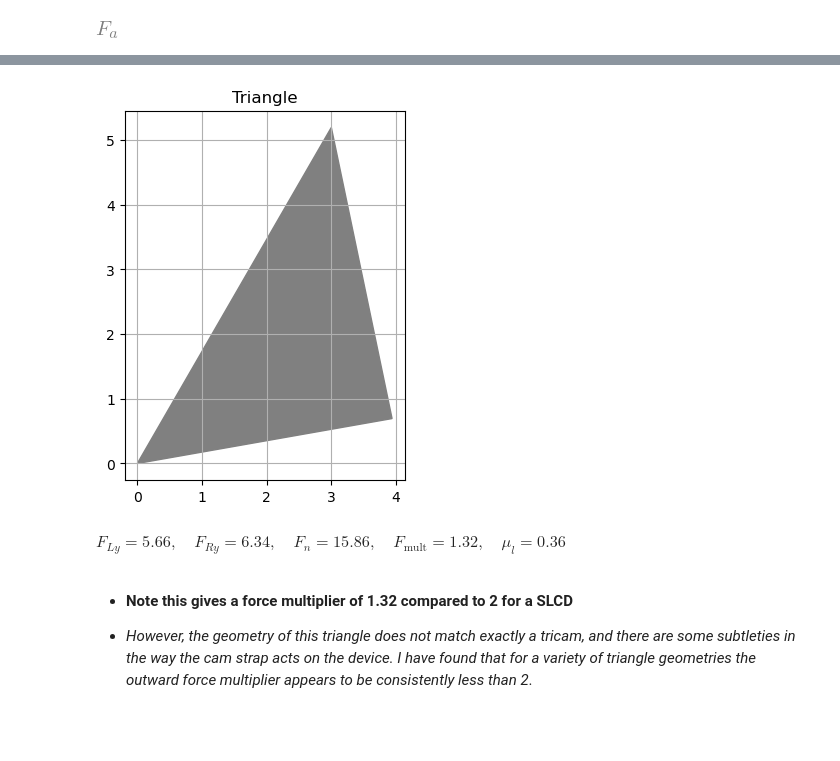
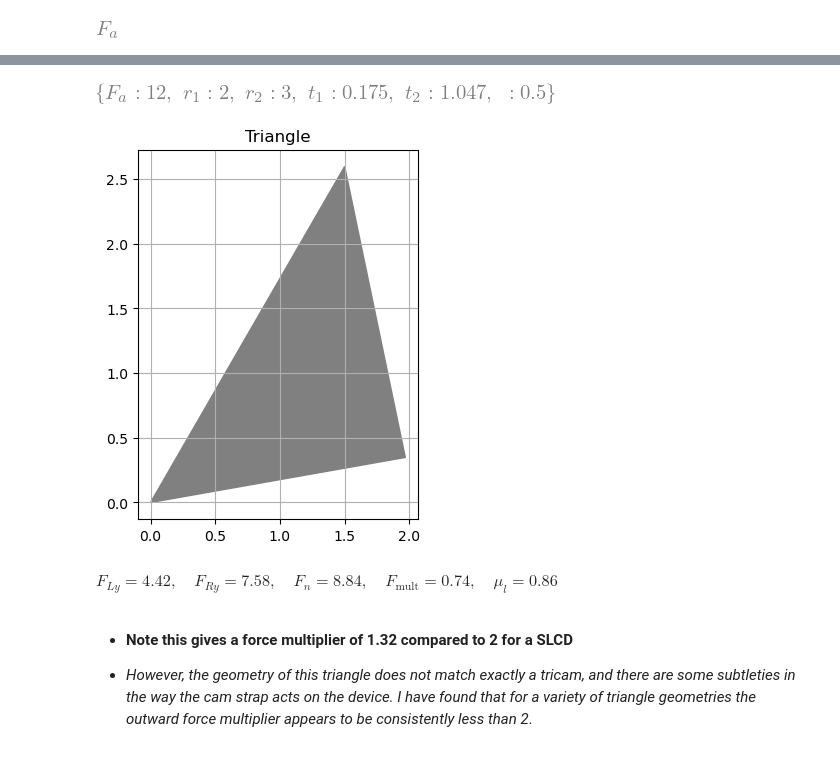
Before and after one commit to aaronksolomon/Cam-Forces, a Jupyter notebook: triangular_cam_forces.ipynb, the cells around one changed output, grey strips where cells are left out. Saved outputs shown, nothing was run; the diff lists cells and outputs as text; code cells hidden in the pictures; blank space fills up the shorter version.

```diff
--- a/triangular_cam_forces.ipynb
+++ b/triangular_cam_forces.ipynb
@@ -92,57 +87,24 @@ $
 (It seems the coeff. of friction for aluminum on granite is somewhere between 0.4 and 0.6 can anyone confirm?)
 # %%
-th1_val = np.radians(10) # 10 degrees
-th2_val = np.radians(60) # 60 degrees
-sub_dict = {theta1: th1_val, theta2: th2_val, mu: 0.4, F_a:12, r1:4, r2:6}
+th1_val = np.round(np.radians(10), 3) # 10 degrees
+th2_val = np.round(np.radians(60), 3) # 60 degrees
+subs_dict = {theta1: th1_val, theta2: th2_val, mu: 0.5, F_a:12, r1:2, r2:3}
-# %%
-import matplotlib.pyplot as plt
-import numpy as np
-
-
-def draw_triangle(r1, theta1, r2, theta2):
-    """
-    Draws a triangle with one vertex at the origin, with the first side defined
-    by the polar coordinates (r1, theta1) and the second side defined by (r2, theta2).
-    The triangle is drawn with a red border and a white-filled interior.
-
-    Parameters:
-    r1 (float): Radius of the first side in polar coordinates.
-    theta1 (float): Angle of the first side in polar coordinates (in radians).
-    r2 (float): Radius of the second side in polar coordinates.
-    theta2 (float): Angle of the second side in polar coordinates (in radians).
-    """
-
-    # Convert polar coordinates to Cartesian coordinates
-    x1, y1 = r1 * np.cos(theta1), r1 * np.sin(theta1)
-    x2, y2 = r2 * np.cos(theta2), r2 * np.sin(theta2)
-
-    # Define the vertices of the triangle
-    vertices = np.array([[0, 0], [x1, y1], [x2, y2]])
-
-    # Create the triangle with red border and white fill
-    plt.figure()
-    plt.fill(vertices[:, 0], vertices[:, 1], edgecolor='grey', facecolor='grey')
-
-    # Set equal scaling
-    plt.gca().set_aspect('equal', adjustable='box')
-    plt.grid(True)
-    plt.title("Triangle")
-    plt.show()
-
-# Example usage
-# draw_triangle(3, np.pi / 4, 2, np.pi / 3)
+# %%
+display(subs_dict)
+# %% [output]
+[figure, added]
 # %%
-draw_triangle(sub_dict[r1], sub_dict[theta1], sub_dict[r2], sub_dict[theta2])
+draw_triangle(subs_dict[r1], subs_dict[theta1], subs_dict[r2], subs_dict[theta2])
 # %% [output]
-[figure, old version]
+[figure, new version]
 # %%
 from IPython.display import display, Math
 
-F_L_y_val = float(solution[F_L_y].subs(sub_dict).evalf())
-F_R_y_val = float(solution[F_R_y].subs(sub_dict).evalf())
-F_n_val =  float(solution[F_n].subs(sub_dict).evalf())
-F_mult_val = float(F_mult.subs(sub_dict).evalf())
-mu_l_val = float(mu_l.subs(sub_dict).evalf())
+F_L_y_val = float(solution[F_L_y].subs(subs_dict).evalf())
+F_R_y_val = float(solution[F_R_y].subs(subs_dict).evalf())
+F_n_val =  float(solution[F_n].subs(subs_dict).evalf())
+F_mult_val = float(F_mult.subs(subs_dict).evalf())
+mu_l_val = float(mu_l.subs(subs_dict).evalf())
 
 latex_str = fr"""
 F_{{Ly}} = {F_L_y_val:.2f}, \quad
@@ -154,11 +116,11 @@ F_{{\text{{mult}}}} = {F_mult_val:.2f}, \quad
 display(Math(latex_str))
 # %% [output]
 $\displaystyle
-F_{Ly} = 5.66, \quad
-F_{Ry} = 6.34, \quad
-F_n = 15.86, \quad
-F_{\text{mult}} = 1.32, \quad
-\mu_l = 0.36
+F_{Ly} = 4.42, \quad
+F_{Ry} = 7.58, \quad
+F_n = 8.84, \quad
+F_{\text{mult}} = 0.74, \quad
+\mu_l = 0.86
 $
 # %% [markdown]
 - **Note this gives a force multiplier of 1.32 compared to 2 for a SLCD**
```
Also changed, not shown: parts of 24 cells of this notebook, 26 other files.
